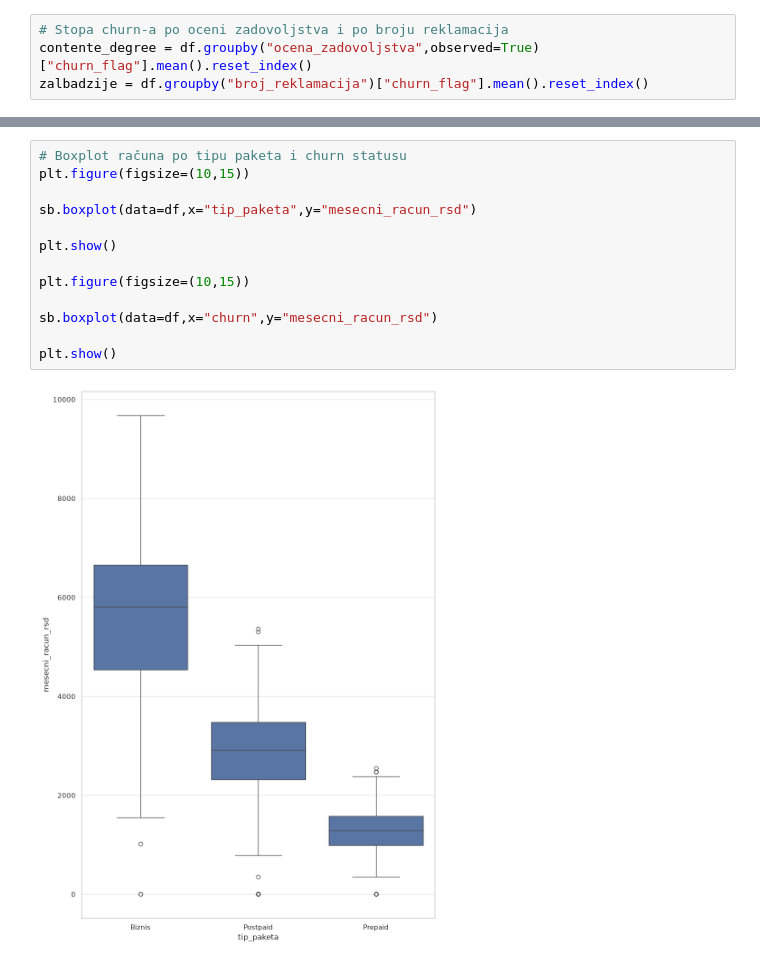
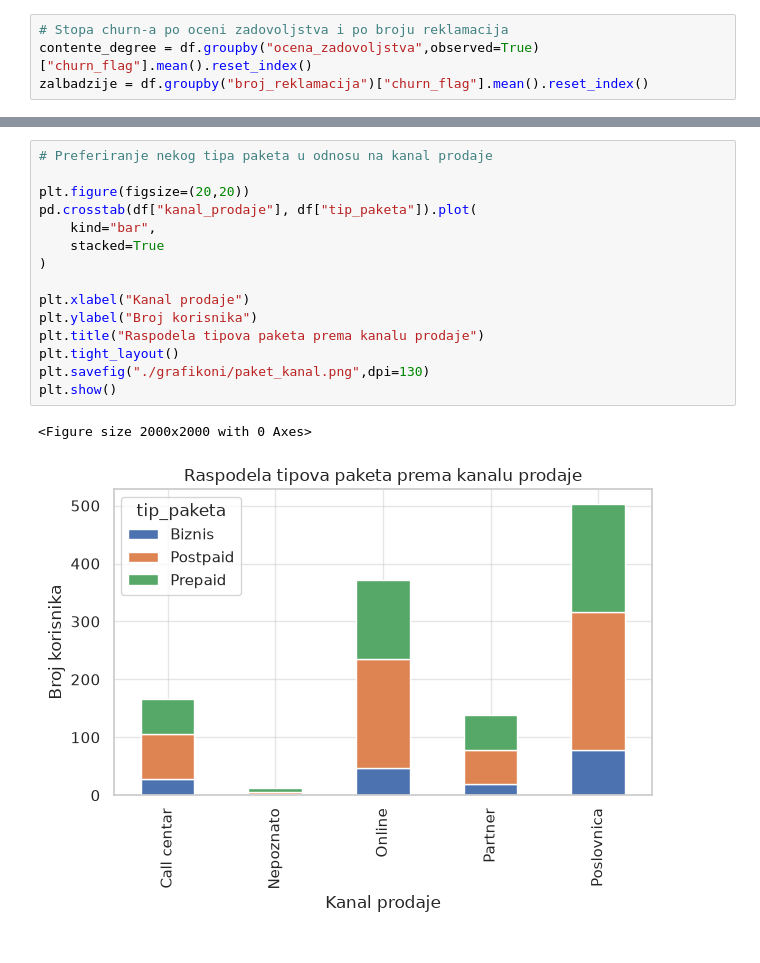
Before and after one commit to machina390/telekom-analytics, a Jupyter notebook: rezultati/03_analiza.ipynb, the cells around one changed output, grey strips where cells are left out. Drawn from its saved outputs; the diff is of its cells as text.

```diff
--- a/rezultati/03_analiza.ipynb
+++ b/rezultati/03_analiza.ipynb
@@ -563,16 +545,19 @@ display("Medijana je bliza tamo gde nam je broj korisnika najveci, nego sto je s
 'Medijana je bliza tamo gde nam je broj korisnika najveci, nego sto je sredina'
 # %%
-# Boxplot računa po tipu paketa i churn statusu
-plt.figure(figsize=(10,15))
+# Preferiranje nekog tipa paketa u odnosu na kanal prodaje
 
-sb.boxplot(data=df,x="tip_paketa",y="mesecni_racun_rsd")
+plt.figure(figsize=(20,20))
+pd.crosstab(df["kanal_prodaje"], df["tip_paketa"]).plot(
+    kind="bar",
+    stacked=True
+)
 
+plt.xlabel("Kanal prodaje")
+plt.ylabel("Broj korisnika")
+plt.title("Raspodela tipova paketa prema kanalu prodaje")
+plt.tight_layout()
+plt.savefig("./grafikoni/paket_kanal.png",dpi=130)
 plt.show()
-
-plt.figure(figsize=(10,15))
-
-sb.boxplot(data=df,x="churn",y="mesecni_racun_rsd")
-
-plt.show()
 # %% [output]
+<Figure size 2000x2000 with 0 Axes>
-[figure, old version]
+[figure, new version]
```
Also changed, not shown: parts of 6 cells of this notebook, 23 other files.
